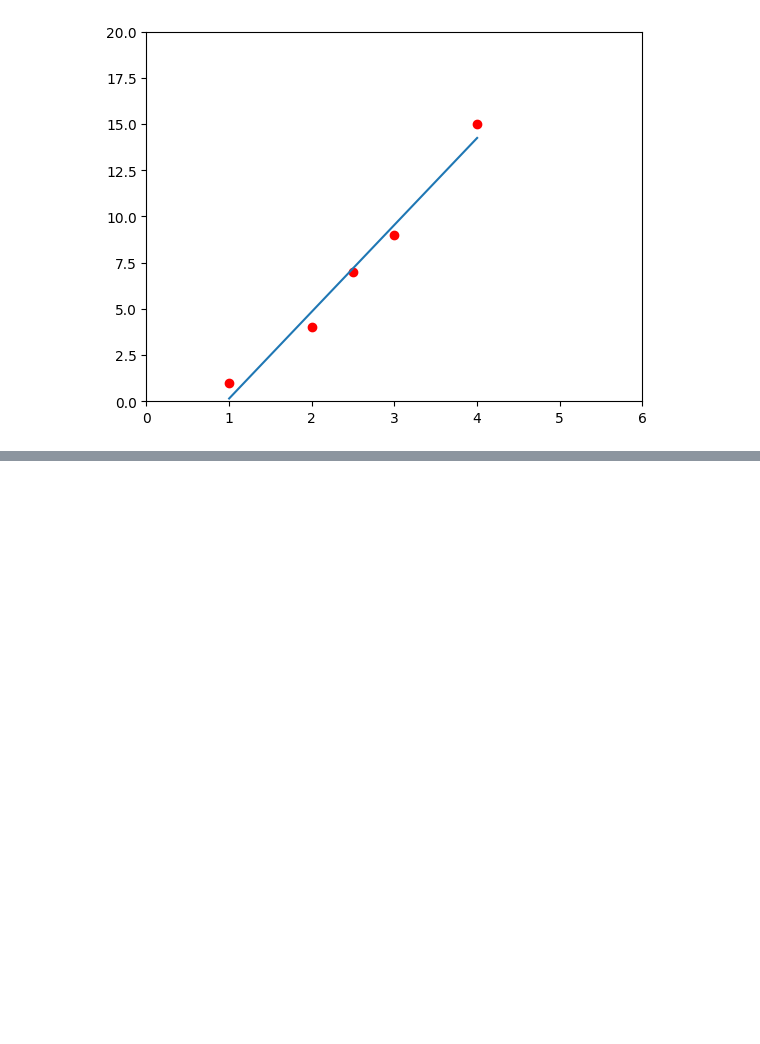
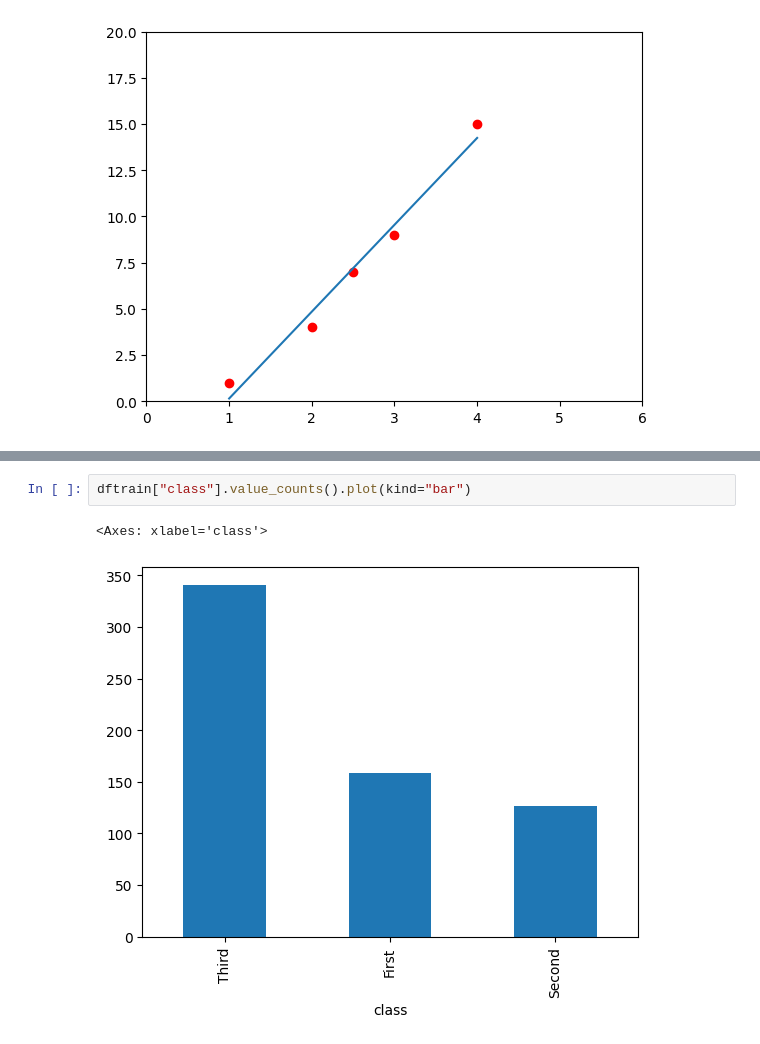
Before and after one commit to SahilS1G/ML_basics, a Jupyter notebook: tf_2.ipynb, the cells around one changed output, grey strips where cells are left out. Drawn from its saved outputs; the diff is of its cells as text; blank space fills up the shorter version.

```diff
--- a/tf_2.ipynb
+++ b/tf_2.ipynb
@@ -77,0 +133,5 @@ plt.show()
+# %%
+dftrain["class"].value_counts().plot(kind="bar")
+# %% [output]
+<Axes: xlabel='class'>
+[figure, added]
```
Also changed, not shown: parts of 16 cells of this notebook, 2 other files.
